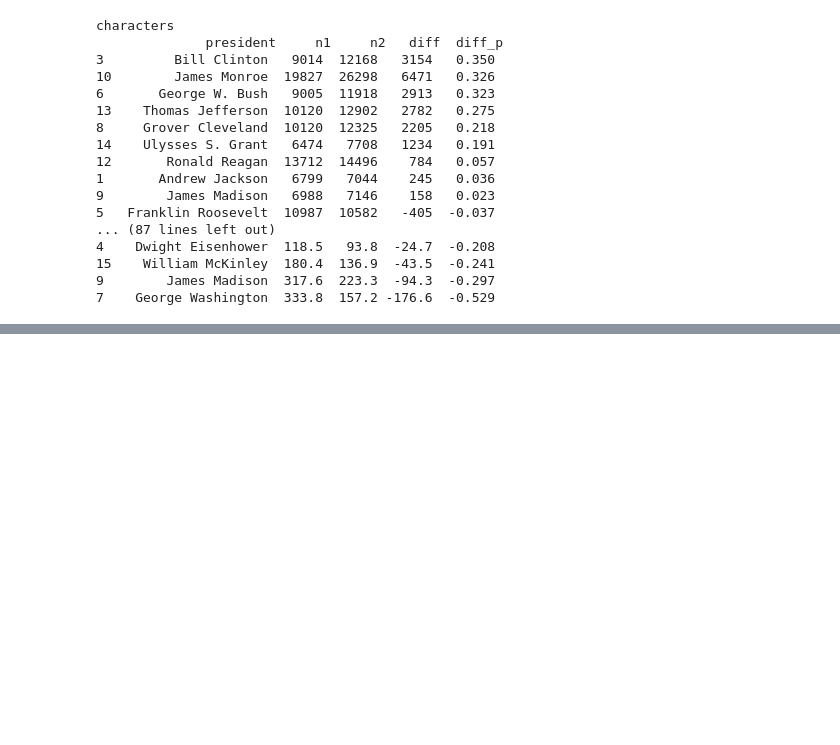
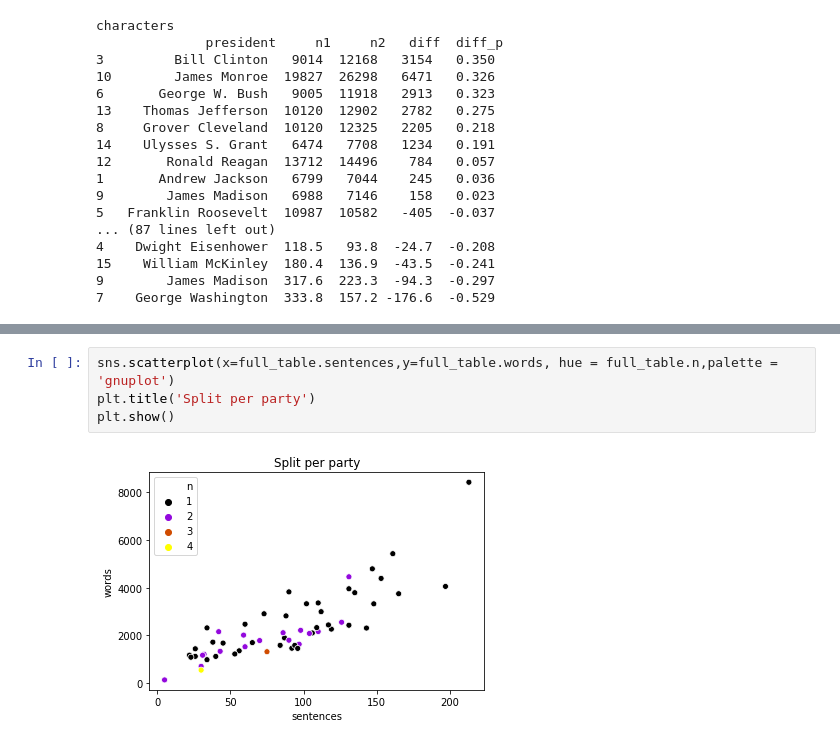
Before and after one commit to MichalWlodkowski/US_speeches, a Jupyter notebook: nlp.ipynb, the cells around one changed output, grey strips where cells are left out. Saved outputs shown, nothing was run; the diff lists cells and outputs as text; blank space fills up the shorter version.

```diff
--- a/nlp.ipynb
+++ b/nlp.ipynb
@@ -215,0 +239,6 @@ characters
+# %%
+sns.scatterplot(x=full_table.sentences,y=full_table.words, hue = full_table.n,palette = 'gnuplot')
+plt.title('Split per party')
+plt.show()
+# %% [output]
+[figure, added]
```
Also changed, not shown: parts of 7 cells of this notebook, 1 other file.
